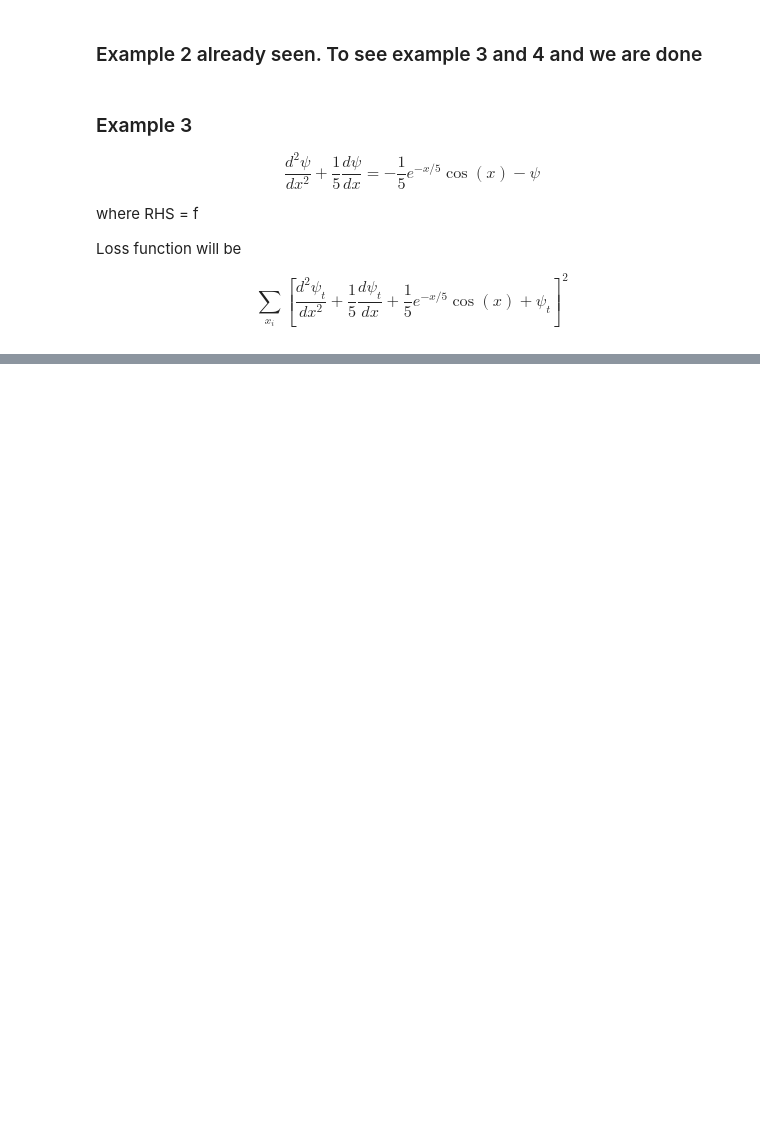
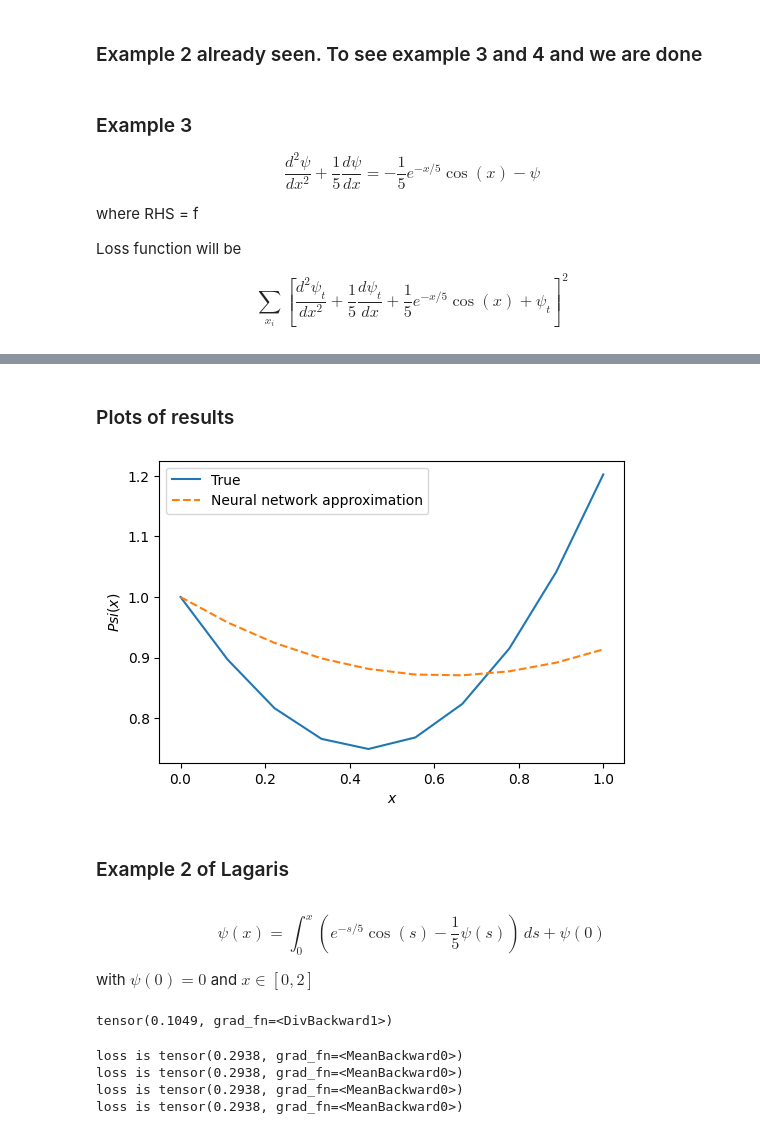
Before and after one commit to nicolahcm/code_thesis_fractional_diff_eq, a Jupyter notebook: Lagaris replicate examples.ipynb, the cells around one changed output, grey strips where cells are left out. Drawn from its saved outputs; the diff is of its cells as text; code cells hidden in the pictures; blank space fills up the shorter version.

Commit message:
trying to replicate ex. in Lagaris through integrals equation, but it did not work...

```diff
--- a/Lagaris replicate examples.ipynb
+++ b/Lagaris replicate examples.ipynb
@@ -180,0 +217,28 @@ plt.legend(loc='best');
+# %%
+N = nn.Sequential(nn.Linear(1, 50), nn.Sigmoid(), nn.Linear(50,1, bias=False))
+
+Psi_t = lambda x: 1 + x*N(x)
+f_integrand = lambda x, Psi: x**3+2*x +(x**2)*(1+3*x**2)/(1+x+x**3)-Psi*(x+(1+3*x**2)/(1+x+x**3))
+psi_0 = 1
+# %%
+n_points = 10
+x_train = np.linspace(0, 1, n_points)[:, None]
+x = torch.Tensor(x_train)
+x.requires_grad = True
+
+
+n_rectangles = 1000000
+x_in_the_integral = np.linspace(0, 1, n_rectangles)[:, None]
+x_in_the_integral = torch.Tensor(x_in_the_integral)
+x_in_the_integral.requires_grad = True
+
+def Integ(t):
+    x_truncated_up_to_t = x_in_the_integral[x_in_the_integral<=t]
+    shape = x_truncated_up_to_t.shape[0]
+    x_trun = torch.reshape(x_truncated_up_to_t, (shape,1))
+
+    y = Psi_t(x_trun)
+    integrand = f_integrand(x_trun, y)
+    integral = torch.trapezoid(integrand[:,0], x_trun[:,0])
+
+    return integral
@@ -180,0 +292,22 @@ plt.legend(loc='best');
+# %% [markdown]
+### Plots of results
+# %%
+with torch.no_grad():
+    yy = Psi_t(torch.Tensor(x_train)).numpy()  # Neural network
+yt = np.exp(-x_train**2/2)/(1+x_train+x_train**2)+x_train**2 #f..... of x_train... Analyticas solution
+
+
+fig, ax = plt.subplots(dpi=100)
+ax.plot(x_train, yt, label='True')
+ax.plot(x_train, yy, '--', label='Neural network approximation')
+ax.set_xlabel('$x$')
+ax.set_ylabel('$Psi(x)$')
+plt.legend(loc='best');
+# %% [output]
+[figure, added]
+# %% [markdown]
+### Example 2 of Lagaris
+# %% [markdown]
+$$ \psi(x) = \int_0^x \left( e^{-s/5}\cos(s) - \frac{1}{5}\psi(s)\right) \,ds + \psi(0)$$
+
+with $\psi(0) = 0$ and $x\in [0,2]$
@@ -180,0 +342,4 @@ plt.legend(loc='best');
+# %%
+Integ(0.1)
+# %% [output]
+tensor(0.1049, grad_fn=<DivBackward1>)
@@ -180,0 +367,8 @@ plt.legend(loc='best');
+# %%
+for i in range(4):
+    optimizer.step(closure)
+# %% [output]
+loss is tensor(0.2938, grad_fn=<MeanBackward0>)
+loss is tensor(0.2938, grad_fn=<MeanBackward0>)
+loss is tensor(0.2938, grad_fn=<MeanBackward0>)
+loss is tensor(0.2938, grad_fn=<MeanBackward0>)
```
Also changed, not shown: parts of 21 cells of this notebook, 3 other files.
